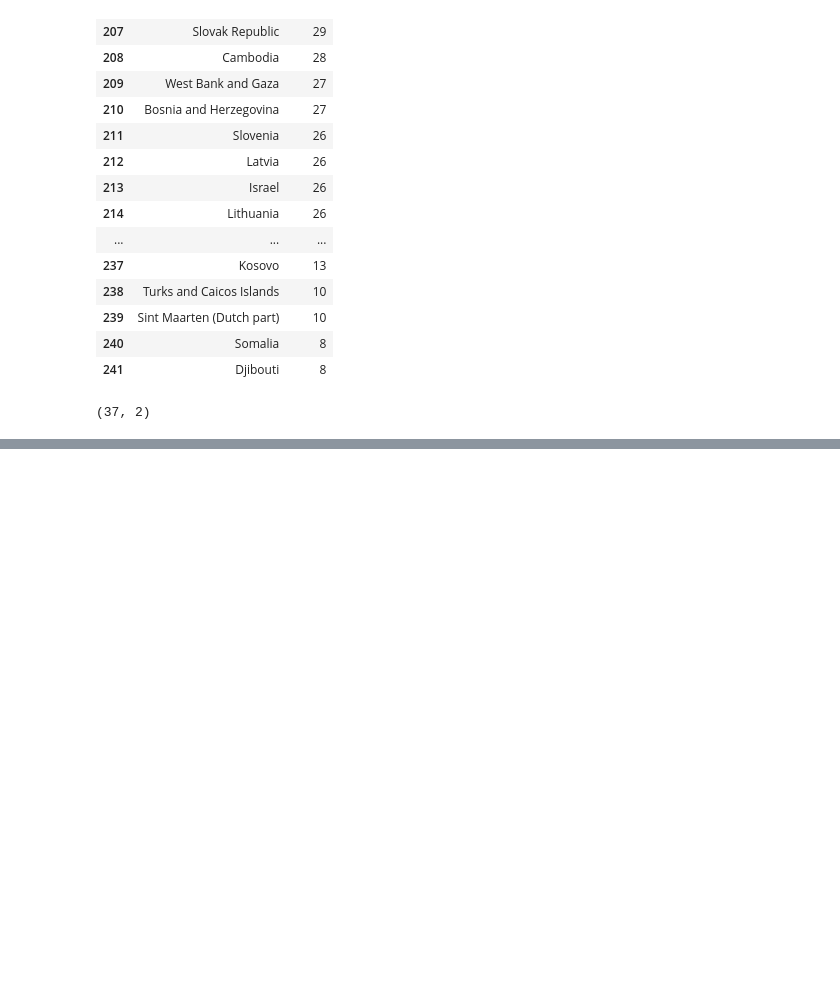
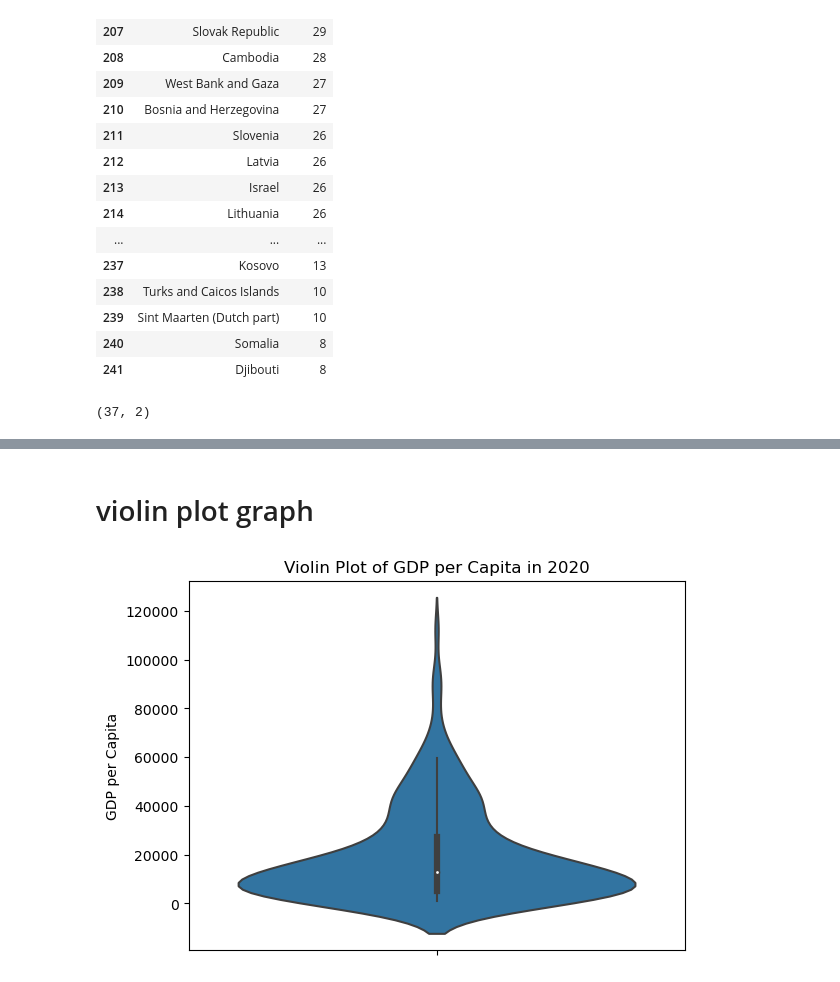
Before and after one commit to NSS-Full-Time-Data-Analytics-11/un-project-Nupurbanta, a Jupyter notebook: notebooks/un_project.ipynb, the cells around one changed output, grey strips where cells are left out. Cells and saved outputs as stored; diff of their text form; code cells hidden in the pictures; blank space fills up the shorter version.

```diff
--- a/notebooks/un_project.ipynb
+++ b/notebooks/un_project.ipynb
@@ -286,0 +248,10 @@ gdp_decades
+# %% [markdown]
+# violin plot graph
+# %%
+sns.violinplot(data=gdp_2020, y='GDP_Per_Capita' )
+plt.title('Violin Plot of GDP per Capita in 2020')
+plt.ylabel('GDP per Capita')
+
+plt.show()
+# %% [output]
+[figure, added]
```
Also changed, not shown: parts of 42 cells of this notebook.
